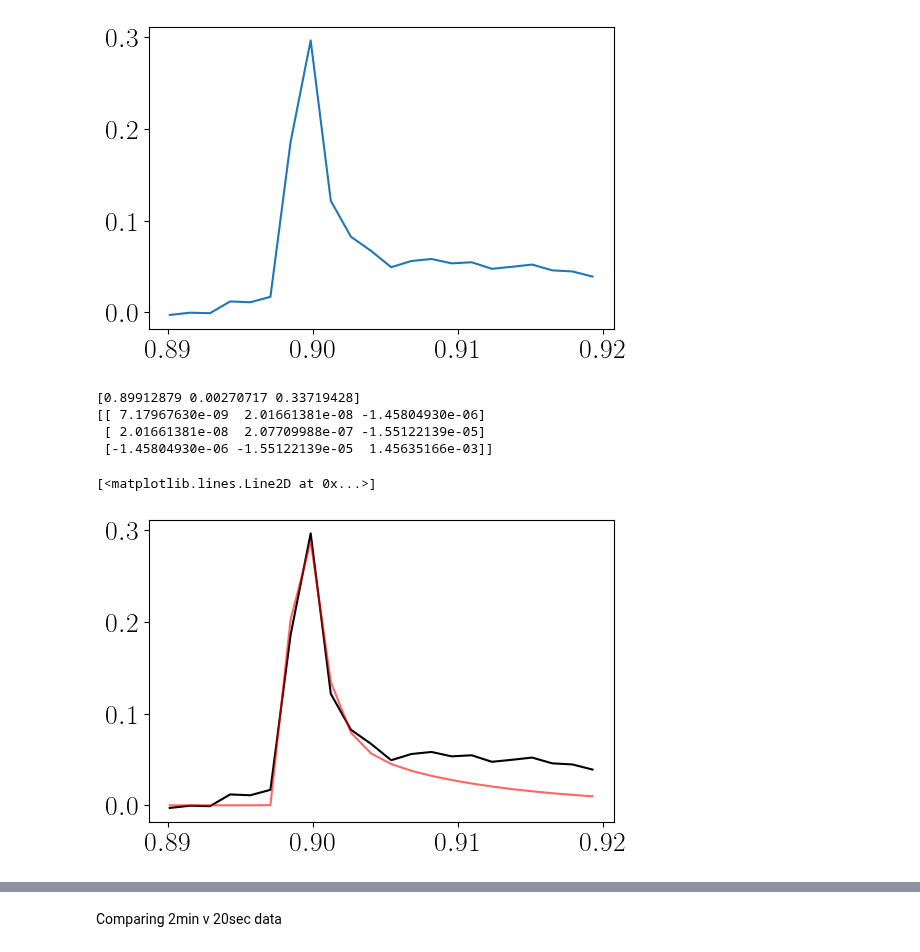
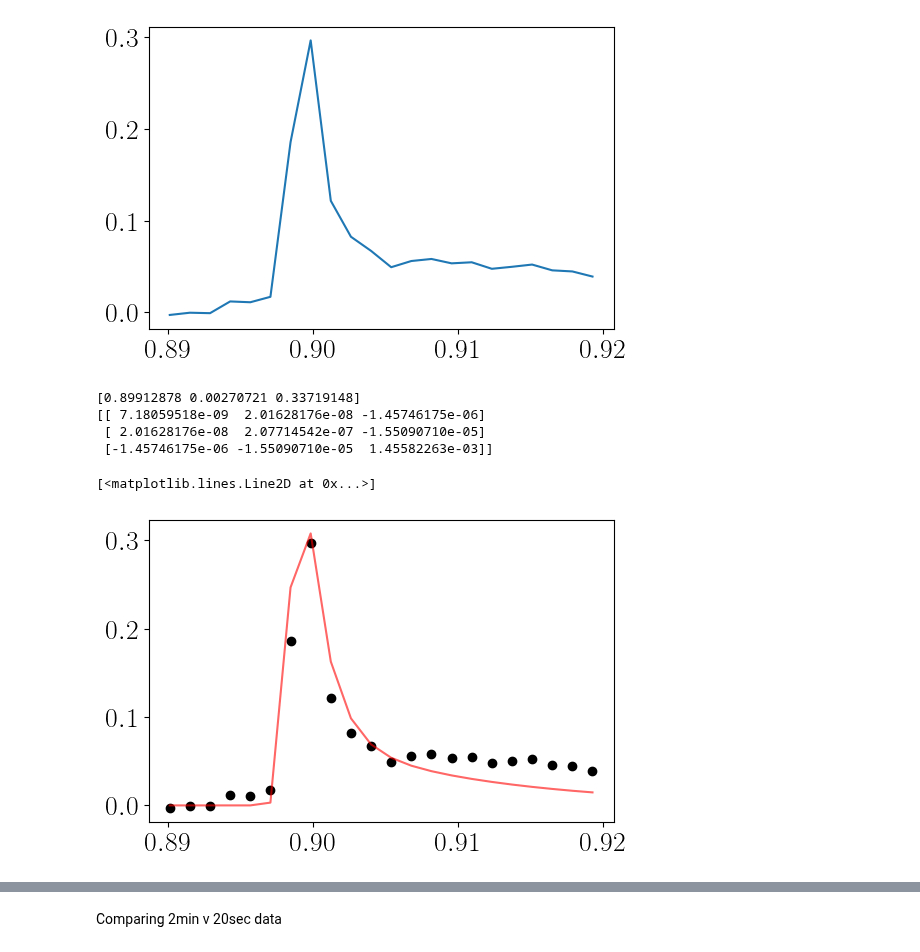
Before and after one commit to lupitatovar/flares, a Jupyter notebook: notebooks/TESS_examples.ipynb, the cells around one changed output, grey strips where cells are left out. Drawn from its saved outputs; the diff is of its cells as text; code cells hidden in the pictures.

Commit message:
flare diagnostics

```diff
--- a/notebooks/TESS_examples.ipynb
+++ b/notebooks/TESS_examples.ipynb
@@ -479,21 +479,21 @@ plt.plot(f2xfit_2min,f2yfit_2min)
 [<matplotlib.lines.Line2D at 0x...>]
 [figure]
 # %%
-f2min =[0.89901, 0.002, 0.4]
+f2min =[0.89900, 0.0025, 0.39]
 #f2=[0.899, 0.003, 0.465]
-best_vals, cov = curve_fit(flare_model, f2xfit_2min,f2yfit_2min, p0=f2min,maxfev=1000000)
+best_vals, cov = curve_fit(flare_model, f2xfit_2min,f2yfit_2min, p0=f2min,maxfev=100000)
 print(best_vals)
 print(cov)
 # %% [output]
-[0.89912879 0.00270717 0.33719428]
-[[ 7.17967630e-09  2.01661381e-08 -1.45804930e-06]
- [ 2.01661381e-08  2.07709988e-07 -1.55122139e-05]
- [-1.45804930e-06 -1.55122139e-05  1.45635166e-03]]
+[0.89912878 0.00270721 0.33719148]
+[[ 7.18059518e-09  2.01628176e-08 -1.45746175e-06]
+ [ 2.01628176e-08  2.07714542e-07 -1.55090710e-05]
+ [-1.45746175e-06 -1.55090710e-05  1.45582263e-03]]
 # %%
-plt.plot(f2xfit_2min,f2yfit_2min,color='black')
+plt.scatter(f2xfit_2min,f2yfit_2min,color='black')
 plt.plot(f2xfit_2min, flare_model(f2xfit_2min, *f2min),color='red', label='init', alpha=0.6)
 #plt.xlim(0.895,0.91)
 # %% [output]
 [<matplotlib.lines.Line2D at 0x...>]
-[figure, old version]
+[figure, new version]
 # %%
```
Also changed, not shown: parts of 2 cells of this notebook.
